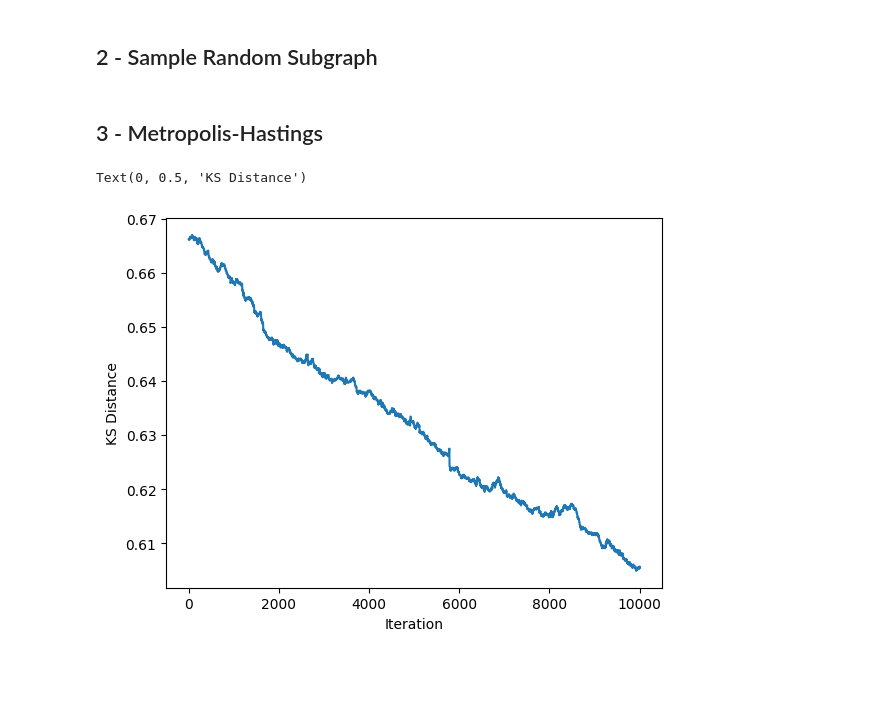
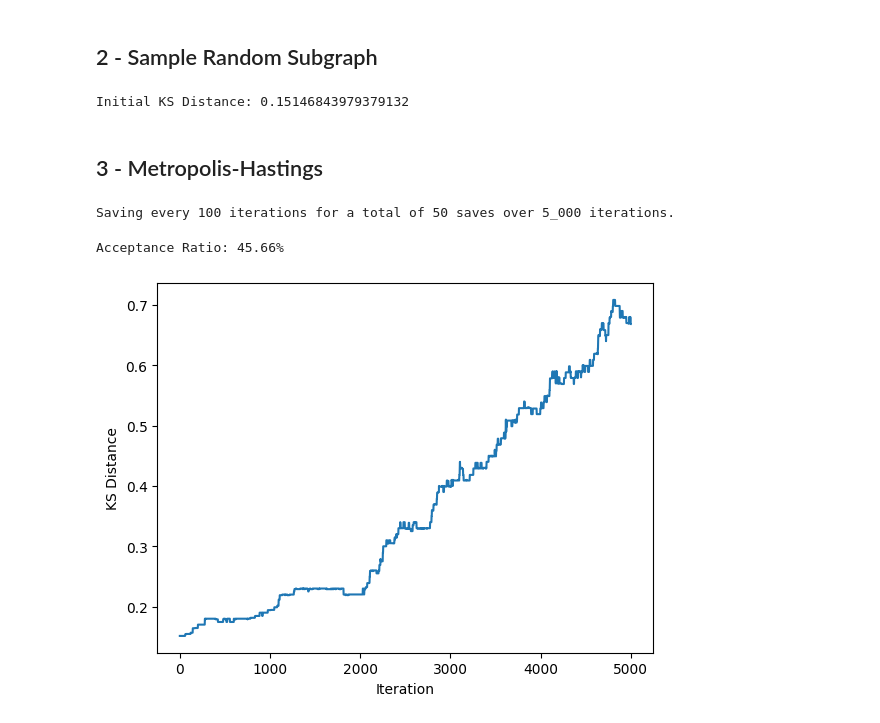
Before and after one commit to hja03/Graph-Sampling, a Jupyter notebook: main.ipynb, the cells around one changed output. Cells and saved outputs as stored; diff of their text form; code cells hidden in the pictures; blank space fills up the shorter version.

```diff
--- a/main.ipynb
+++ b/main.ipynb
@@ -18,15 +19,33 @@ from tqdm import tqdm
 import numpy as np
 from graph import SubgraphHandler
 
-subgraph_size = 10_000
+subgraph_size = 100
 
 # Get an initial subgraph node set
-subgraph_nodes = list(np.random.choice(graph.nodes(), size=(subgraph_size), replace=False))
+#subgraph_nodes = list(np.random.choice(graph.nodes(), size=(subgraph_size), replace=False))
+subgraph_nodes = list(np.load('0.151-60k.npy'))
 
 subgraph = SubgraphHandler(
     full_graph = graph,
     initial_node_set = subgraph_nodes
 )
+
+print(f'Initial KS Distance: {subgraph.ks_distance()}')
+# %% [output]
+Initial KS Distance: 0.15146843979379132
 # %% [markdown]
 ## 3 - Metropolis-Hastings
+# %%
+from logger import RunHistory
+
+logger = RunHistory(subgraph_handler=subgraph,
+                    save_interval=100)
+# %%
+num_iters = 5_000
+
+print(f'Saving every {logger.save_interval:_} iterations for a total of {num_iters // logger.save_interval} saves over {num_iters:_} iterations.')
+
+exponent = 99
+# %% [output]
+Saving every 100 iterations for a total of 50 saves over 5_000 iterations.
 # %%
@@ -60,9 +85,12 @@ for i in tqdm(range(num_iters)):
 # %%
 import matplotlib.pyplot as plt
 
-plt.plot(distance_history)
+plt.plot(logger.distances)
 plt.xlabel('Iteration')
 plt.ylabel('KS Distance')
+
+acceptance_ratio = np.count_nonzero(logger.accept_rejects) / len(logger.distances)
+print(f'Acceptance Ratio: {acceptance_ratio:.2%}')
 # %% [output]
-Text(0, 0.5, 'KS Distance')
+Acceptance Ratio: 45.66%
-[figure, old version]
+[figure, new version]
```
Also changed, not shown: parts of 3 cells of this notebook, 4 other files.
